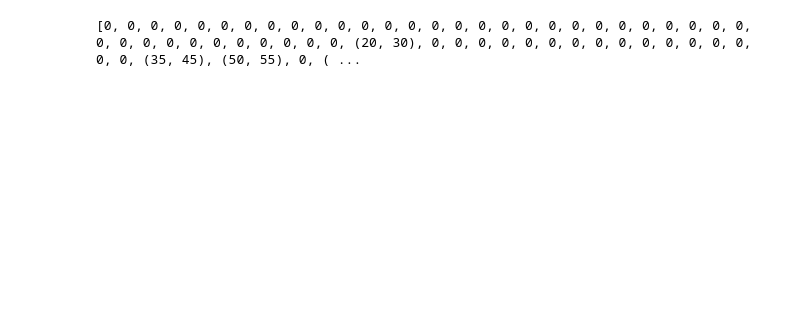
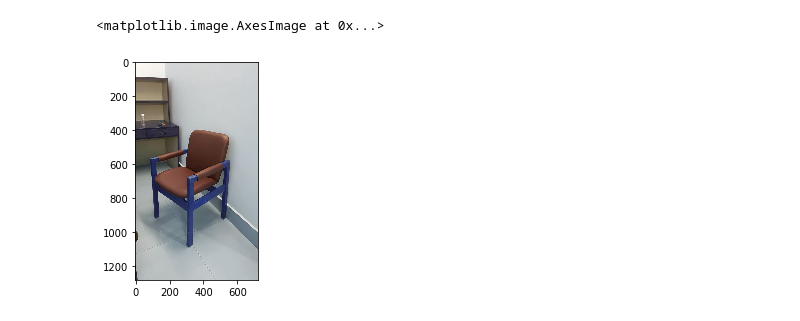
Before and after one commit to harshitadd/AirHero, a Jupyter notebook: SI_ObjectDetection.ipynb, the cells around one changed output. Cells and saved outputs as stored; diff of their text form; code cells hidden in the pictures; blank space fills up the shorter version.

```diff
--- a/SI_ObjectDetection.ipynb
+++ b/SI_ObjectDetection.ipynb
@@ -33,4 +33,0 @@ for i in labels:
-# %%
-print(VOC)
-# %% [output]
-[0, 0, 0, 0, 0, 0, 0, 0, 0, 0, 0, 0, 0, 0, 0, 0, 0, 0, 0, 0, 0, 0, 0, 0, 0, 0, 0, 0, 0, 0, 0, 0, 0, 0, 0, 0, 0, 0, 0, (20, 30), 0, 0, 0, 0, 0, 0, 0, 0, 0, 0, 0, 0, 0, 0, 0, 0, (35, 45), (50, 55), 0, ( ...
@@ -37 +40,8 @@ print(VOC)
+# %%
+path = '/home/harshita/furni.jpeg'
+image = cv2.imread(path)
+plt.imshow(image)
+# %% [output]
+<matplotlib.image.AxesImage at 0x...>
+[figure, added]
 # %%
```
Also changed, not shown: parts of 11 cells of this notebook, 2 other files.
